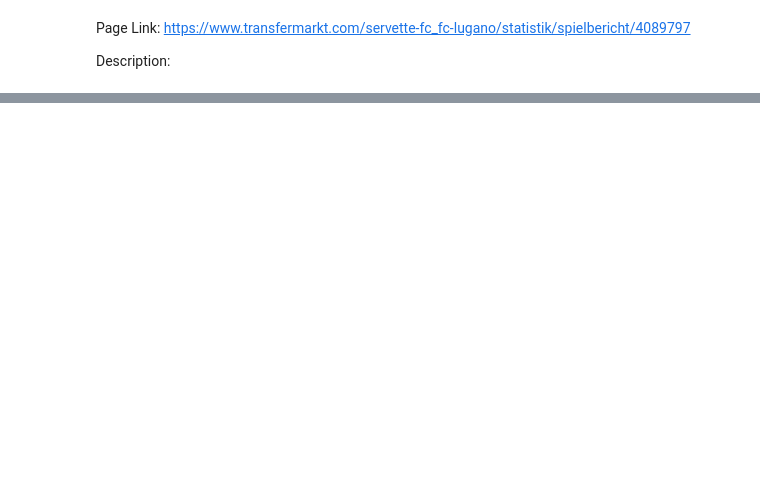
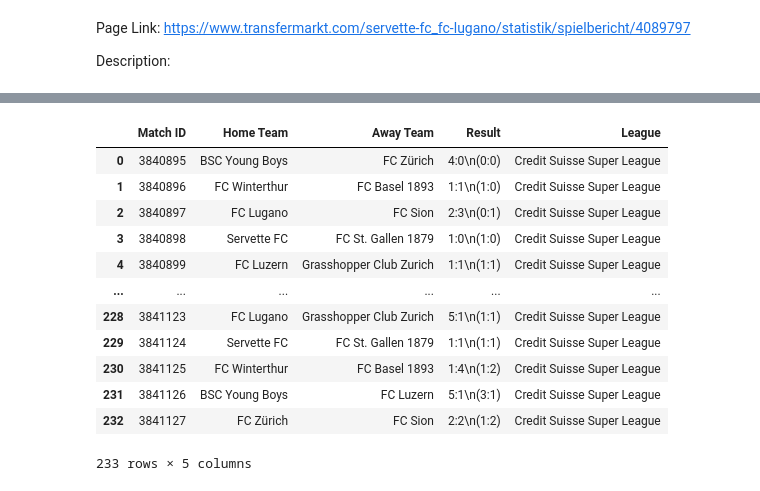
Before and after one commit to heinimoreno/PBL_RA_MH, a Jupyter notebook: TM_Scraping_Games_2022_2023.ipynb, the cells around one changed output, grey strips where cells are left out. Saved outputs shown, nothing was run; the diff lists cells and outputs as text; code cells hidden in the pictures; blank space fills up the shorter version.

Commit message:
matches_info

```diff
--- a/TM_Scraping_Games_2022_2023.ipynb
+++ b/TM_Scraping_Games_2022_2023.ipynb
@@ -1447,0 +1546,16 @@ Description:
+# %%
+matches_df
+# %% [output]
+|  | Match ID | Home Team | Away Team | Result | League |
+| 0 | 3840895 | BSC Young Boys | FC Zürich | 4:0\n(0:0) | Credit Suisse Super League |
+| 1 | 3840896 | FC Winterthur | FC Basel 1893 | 1:1\n(1:0) | Credit Suisse Super League |
+| 2 | 3840897 | FC Lugano | FC Sion | 2:3\n(0:1) | Credit Suisse Super League |
+| 3 | 3840898 | Servette FC | FC St. Gallen 1879 | 1:0\n(1:0) | Credit Suisse Super League |
+| 4 | 3840899 | FC Luzern | Grasshopper Club Zurich | 1:1\n(1:1) | Credit Suisse Super League |
+| ... | ... | ... | ... | ... | ... |
+| 228 | 3841123 | FC Lugano | Grasshopper Club Zurich | 5:1\n(1:1) | Credit Suisse Super League |
+| 229 | 3841124 | Servette FC | FC St. Gallen 1879 | 1:1\n(1:1) | Credit Suisse Super League |
+| 230 | 3841125 | FC Winterthur | FC Basel 1893 | 1:4\n(1:2) | Credit Suisse Super League |
+| 231 | 3841126 | BSC Young Boys | FC Luzern | 5:1\n(3:1) | Credit Suisse Super League |
+| 232 | 3841127 | FC Zürich | FC Sion | 2:2\n(1:2) | Credit Suisse Super League |
+233 rows × 5 columns
```
Also changed, not shown: parts of 4 cells of this notebook, 2 other files.
